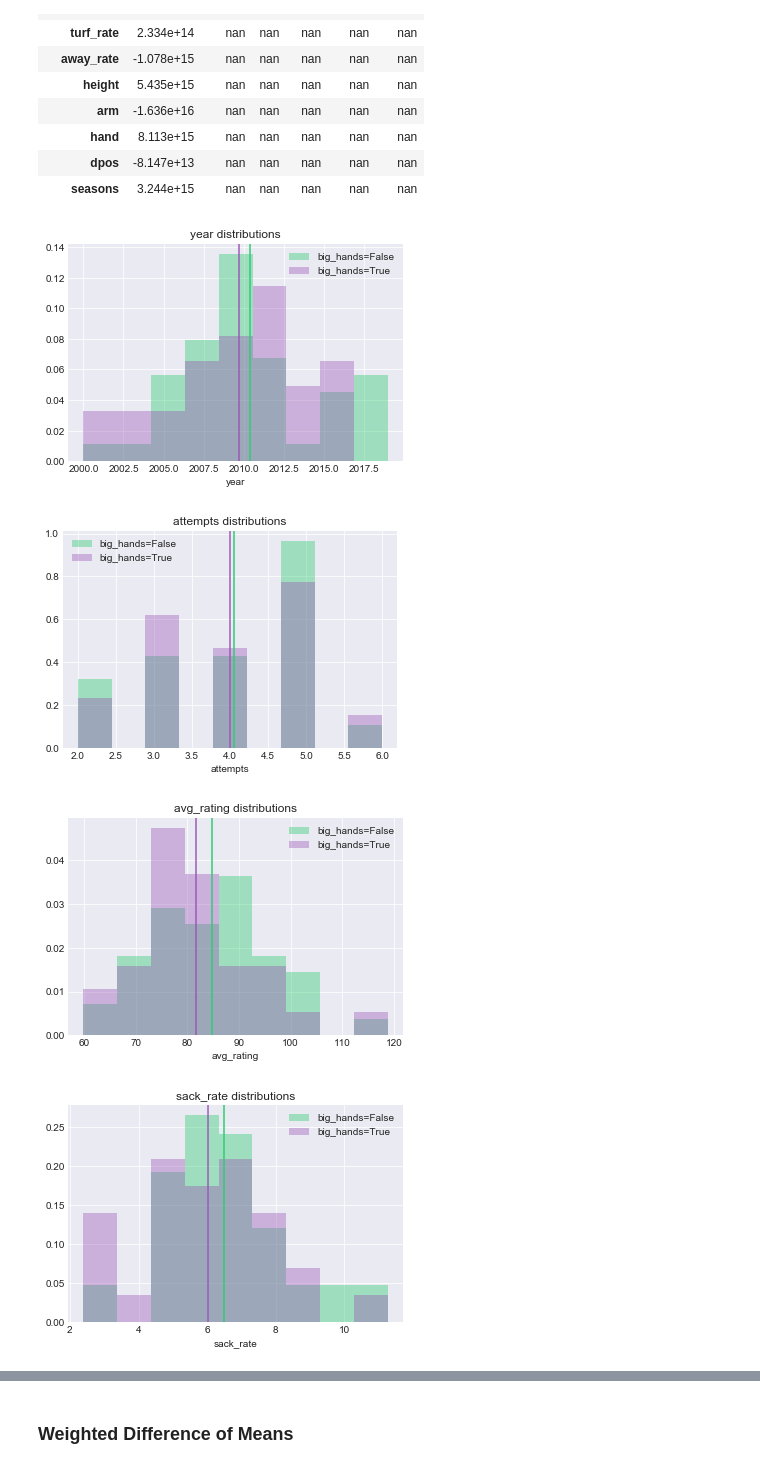
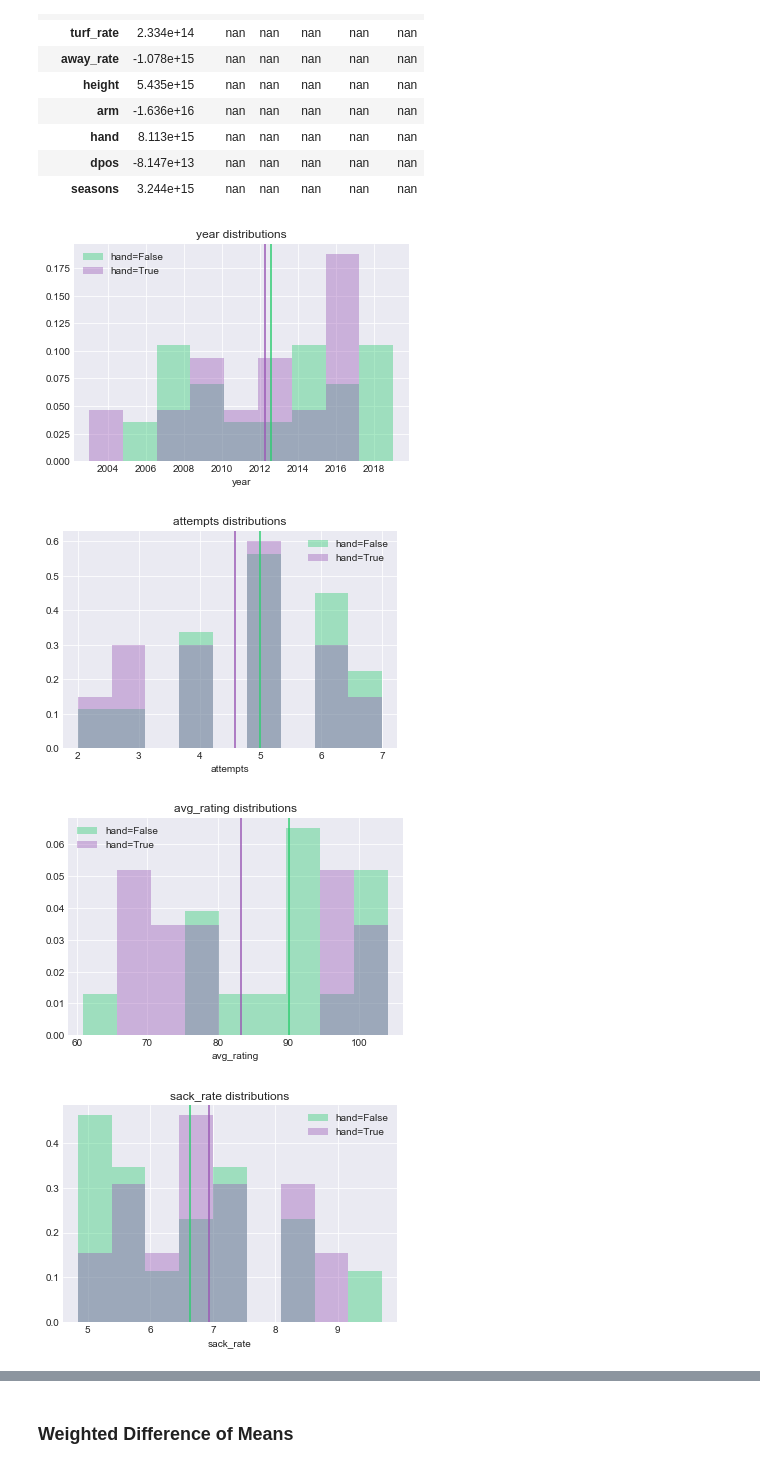
Before and after one commit to lewisbails/nfl-project, a Jupyter notebook: notebooks/passer_ratings.ipynb, the cells around one changed output, grey strips where cells are left out. Cells and saved outputs as stored; diff of their text form; code cells hidden in the pictures.

Commit message:
Fixed bugs in matching.CEM

```diff
--- a/notebooks/passer_ratings.ipynb
+++ b/notebooks/passer_ratings.ipynb
@@ -73,6 +108,0 @@ plt.axvline(small, color='k', linestyle='dashed', linewidth=1)
-# %%
-df_exp = df_exp.loc[(df_exp[original]>=big) | (df_exp[original]<=small), :] # only extreme values
-df_exp[on] = df_exp[original]>=big
-df_exp = df_exp.drop(original, axis=1)
-print(big, small)
-df_exp[on].value_counts()
@@ -99,0 +109,2 @@ df_exp
+# %%
+out, _ = var_plot(df_exp, on, cuts=3, func=pd.qcut, duplicates='raise', labels=False)
@@ -99,0 +131,4 @@ df_exp
+# %%
+df_exp = df_exp.loc[(out>1) | (out<1), :] # only extreme values because trying for stata with all 3 levels is very tough
+df_exp[on].value_counts()
+replace = {on: {'bins':2, 'cut': 'qcut'}} # note if we remove centre chunk the regression is invalid for those values, right?
@@ -177,7 +237,9 @@ bins
 # %%
-cem = CEM(df_exp, treatment=on, outcome='avg_rating')
-cem.match(bins=bins)
-print('L1:', cem.score())
+cem = CEM(df_exp.copy(), treatment=on, outcome='avg_rating')
+weights = cem.match(bins=bins)
+d = cem.data.copy()
+d[on] = cem._cut(d[on], **bins[on])
+print('L1:', cem.score(d))
 cem.data.loc[cem.weights>0, on].value_counts()
 # we do not have enough pairs to use regression
 # %% [output]
@@ -222,9 +290,11 @@ results
 sns.lineplot(x='n_bins', y='coef', data=results.loc[results['covariate']!='Intercept', :], hue='covariate')
 # %%
 from util.matching import covariate_dists
-covariate_dists(cem.data.loc[cem.weights>0, :], on=on, kde=False, hist=True, n_bins=10)
+d = cem.data.copy()
+d['hand'] = d['hand']>9.4
+covariate_dists(d.loc[cem.weights>0, :], on=on, kde=False, hist=True, n_bins=10)
 # %% [output]
-[figure, old version]
+[figure, new version]
-[figure, old version]
+[figure, new version]
-[figure, old version]
+[figure, new version]
-[figure, old version]
+[figure, new version]
```
Also changed, not shown: parts of 29 cells of this notebook, 2 other files.
